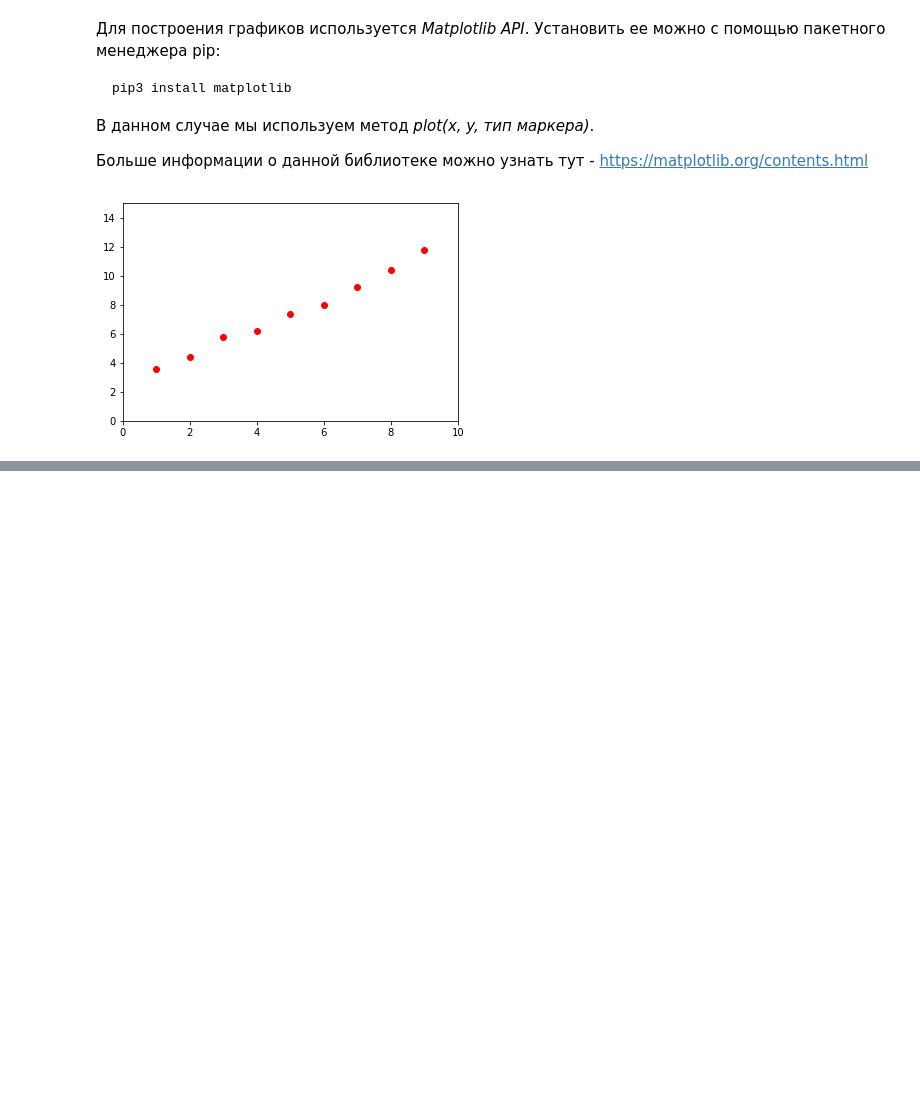
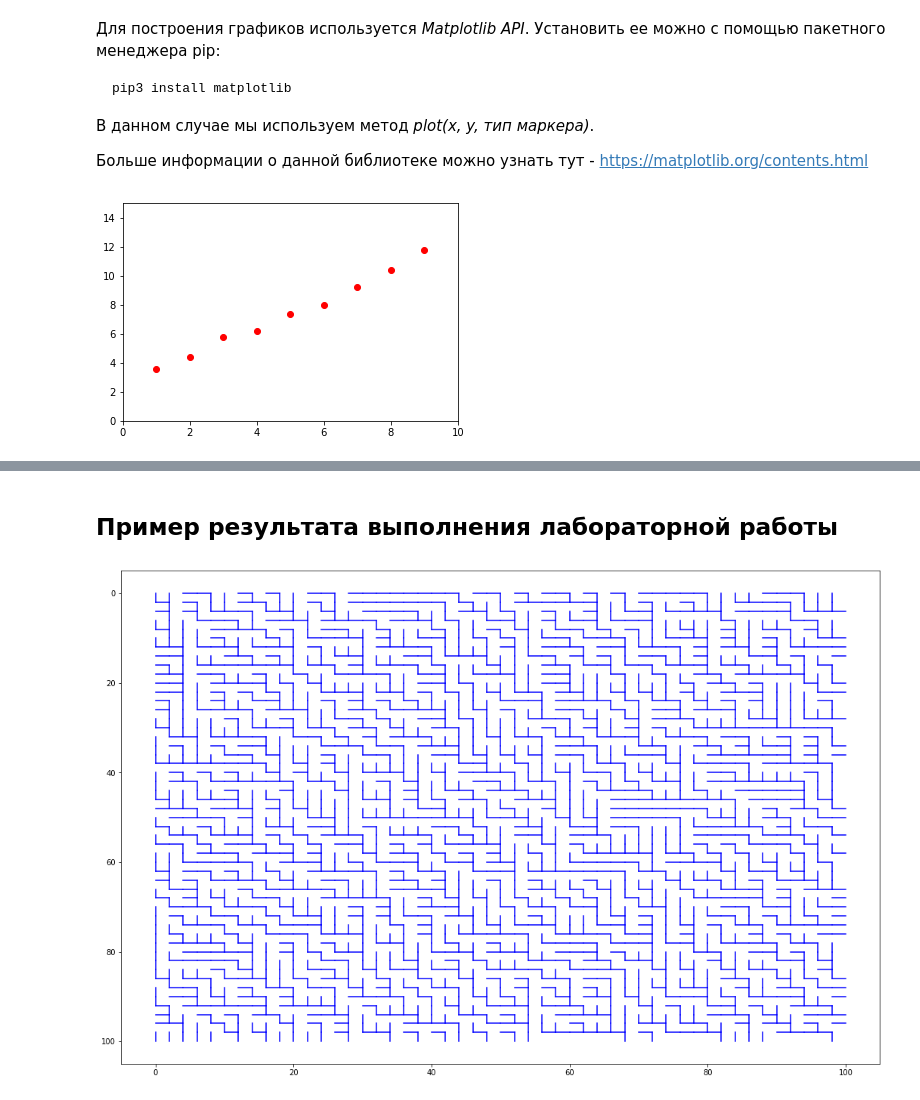
Before and after one commit to mmireille/Big-Data-2017, a Jupyter notebook: Lab_5.ipynb, the cells around one changed output, grey strips where cells are left out. Saved outputs shown, nothing was run; the diff lists cells and outputs as text; code cells hidden in the pictures; blank space fills up the shorter version.

Commit message:
Пример для лабораторной работы 5

```diff
--- a/Lab_5.ipynb
+++ b/Lab_5.ipynb
@@ -149,0 +94,6 @@ print('Ошибка аппроксимации в случае метода на
+# %% [markdown]
+## Пример результата выполнения лабораторной работы
+# %%
+draw(generated_matrix)
+# %% [output]
+[figure, added]
```
Also changed, not shown: parts of 14 cells of this notebook.
